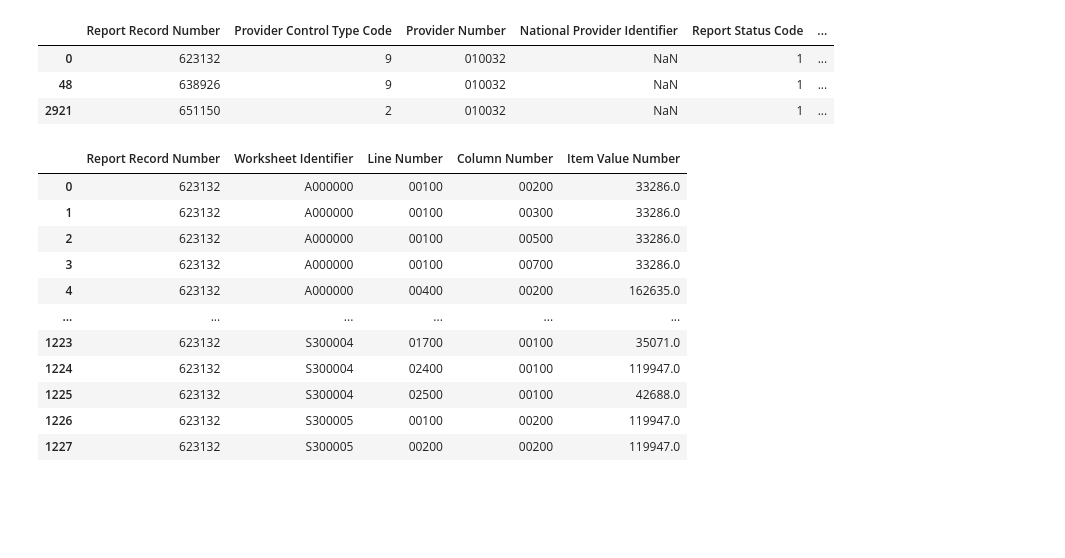
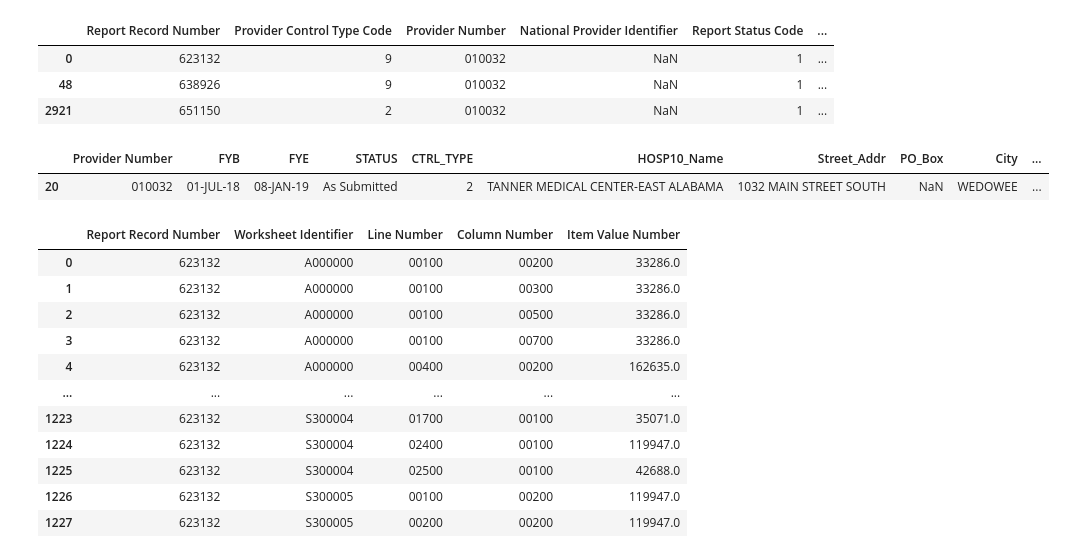
Before and after one commit to covidcaremap/covid19-healthsystemcapacity, a Jupyter notebook: nbs/usa_hcris2018_facilitybedcounts_v2.ipynb, the cells around one changed output. Cells and saved outputs as stored; diff of their text form; code cells hidden in the pictures; blank space fills up the shorter version.

```diff
--- a/nbs/usa_hcris2018_facilitybedcounts_v2.ipynb
+++ b/nbs/usa_hcris2018_facilitybedcounts_v2.ipynb
@@ -308,6 +308,11 @@ hosp10_rpt_df[hosp10_rpt_df['Provider Number'] == '010032']
 | 0 | 623132 | 9 | 010032 | NaN | 1 | ... |
 | 48 | 638926 | 9 | 010032 | NaN | 1 | ... |
 | 2921 | 651150 | 2 | 010032 | NaN | 1 | ... |
+# %%
+hosp_df[hosp_df['Provider Number'] == '010032']
+# %% [output]
+|  | Provider Number | FYB | FYE | STATUS | CTRL_TYPE | HOSP10_Name | Street_Addr | PO_Box | City | ... |
+| 20 | 010032 | 01-JUL-18 | 08-JAN-19 | As Submitted | 2 | TANNER MEDICAL CENTER-EAST ALABAMA | 1032 MAIN STREET SOUTH | NaN | WEDOWEE | ... |
 # %%
 hosp10_nmrc_df[hosp10_nmrc_df['Report Record Number'] == 623132]
 # %% [output]
```
Also changed, not shown: parts of 7 cells of this notebook, 1 other file.
